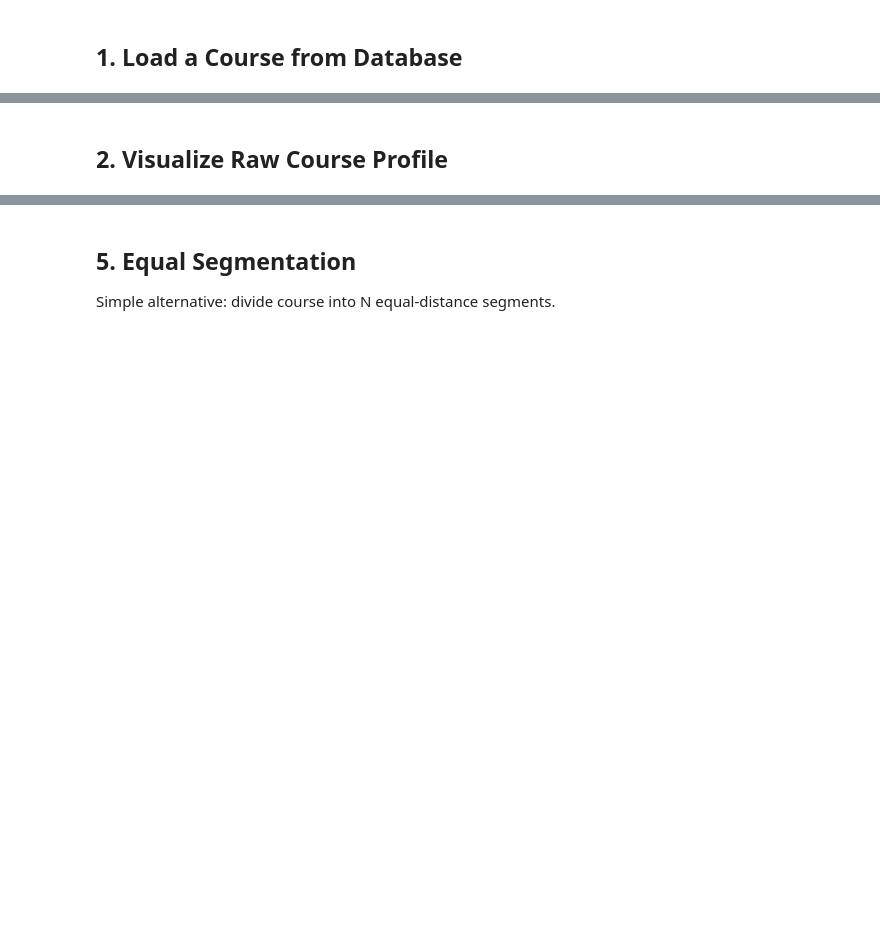
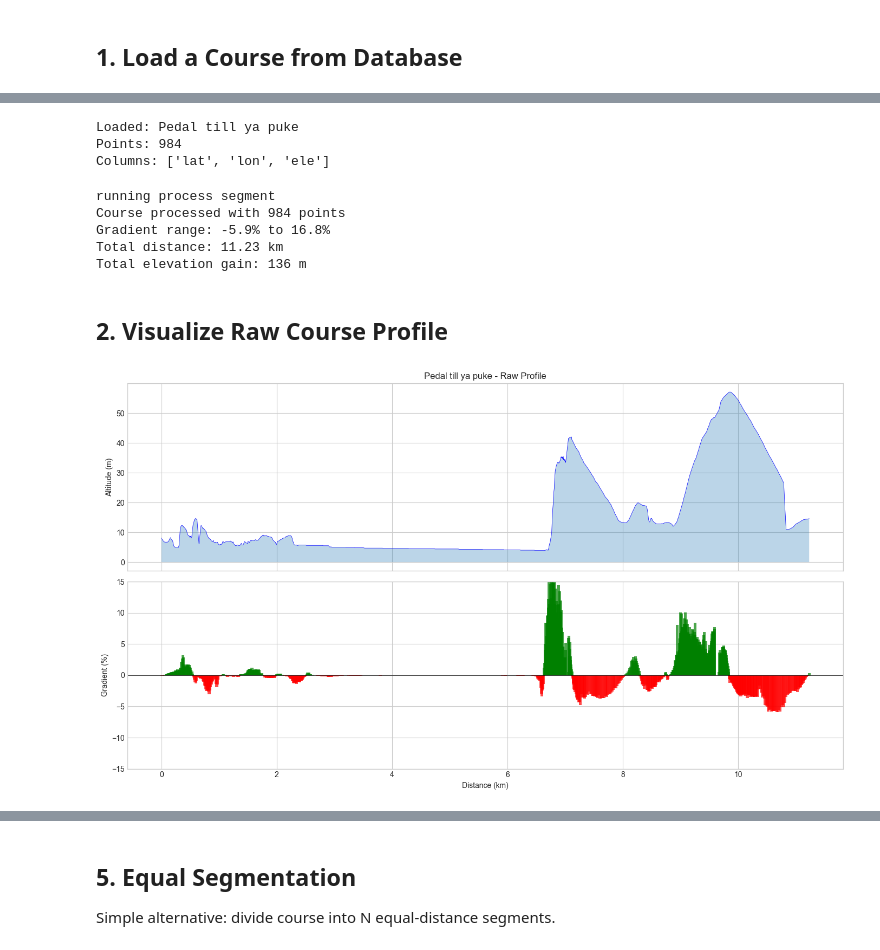
Before and after one commit to chrisuberti/pace_yourself, a Jupyter notebook: notebooks/02_course_segmentation.ipynb, the cells around one changed output, grey strips where cells are left out. Drawn from its saved outputs; the diff is of its cells as text; code cells hidden in the pictures; blank space fills up the shorter version.

```diff
--- a/notebooks/02_course_segmentation.ipynb
+++ b/notebooks/02_course_segmentation.ipynb
@@ -23,46 +39,65 @@ for c in available_courses:
 # %%
 # Choose a course to work with
-COURSE_ID = 2  # Mt. Evans Hill Climb (more interesting for segmentation)
+COURSE_INDEX = 1  # Change this to select a different course
 
-course_info = db.get_course(COURSE_ID)
-course_df = db.get_course_data(COURSE_ID)
+# Get the course_id from the list, then fetch full course data
+selected_course = courses[COURSE_INDEX]
+course_data = db.get_course(selected_course['course_id'])
 
-print(f"Loaded: {course_info['name']}")
+# Extract raw GPS data and create DataFrame
+course_df = pd.DataFrame(course_data['raw_gps_data'])
+
+print(f"Loaded: {course_data['course_name']}")
 print(f"Points: {len(course_df)}")
-print(f"Total distance: {course_df['distance'].sum()/1000:.2f} km")
-print(f"Elevation gain: {course_df[course_df['altitude_diff'] > 0]['altitude_diff'].sum():.0f} m")
+print(f"Columns: {list(course_df.columns)}")
+# %% [output]
+Loaded: Pedal till ya puke
+Points: 984
+Columns: ['lat', 'lon', 'ele']
 # %%
-# Create Course object (skip_processing since data is already processed)
-course = Course(course_df, skip_processing=True)
-print(f"Course created with {len(course.processed_course)} points")
+# Create Course object - this processes the raw GPS data (smoothing, gradient, bearing, etc.)
+course = Course(course_df)
+
+print(f"Course processed with {len(course.df)} points")
+print(f"Gradient range: {course.df['gradient'].min():.1f}% to {course.df['gradient'].max():.1f}%")
+print(f"Total distance: {course.df['cumulative_distance'].iloc[-1]/1000:.2f} km")
+print(f"Total elevation gain: {course.df['height_gain'].sum():.0f} m")
+# %% [output]
+running process segment
+Course processed with 984 points
+Gradient range: -5.9% to 16.8%
+Total distance: 11.23 km
+Total elevation gain: 136 m
 # %% [markdown]
 ## 2. Visualize Raw Course Profile
 # %%
 def plot_course_profile(df, title="Course Profile"):
     """Plot elevation and gradient profile."""
     fig, (ax1, ax2) = plt.subplots(2, 1, figsize=(14, 8), sharex=True)
 
-    # Calculate cumulative distance in km
-    cum_dist = df['distance'].cumsum() / 1000
+    # Use cumulative_distance (already in meters)
+    cum_dist = df['cumulative_distance'] / 1000  # Convert to km
 
     # Elevation profile
     ax1.fill_between(cum_dist, df['altitude'], alpha=0.3)
     ax1.plot(cum_dist, df['altitude'], 'b-', linewidth=0.5)
     ax1.set_ylabel('Altitude (m)')
     ax1.set_title(title)
 
-    # Gradient profile
-    gradient = df['gradient'] * 100  # Convert to percentage
+    # Gradient profile - already in percentage, no need to multiply by 100
+    gradient = df['gradient']
     colors = ['green' if g >= 0 else 'red' for g in gradient]
     ax2.bar(cum_dist, gradient, width=0.05, color=colors, alpha=0.7)
     ax2.axhline(y=0, color='black', linewidth=0.5)
     ax2.set_ylabel('Gradient (%)')
     ax2.set_xlabel('Distance (km)')
     ax2.set_ylim(-15, 15)
 
     plt.tight_layout()
     return fig
 
-plot_course_profile(course.processed_course, f"{course_info['name']} - Raw Profile")
+plot_course_profile(course.df, f"{course_data['course_name']} - Raw Profile")
 plt.show()
+# %% [output]
+[figure, added]
 # %% [markdown]
```
Also changed, not shown: parts of 13 cells of this notebook, 14 other files.
